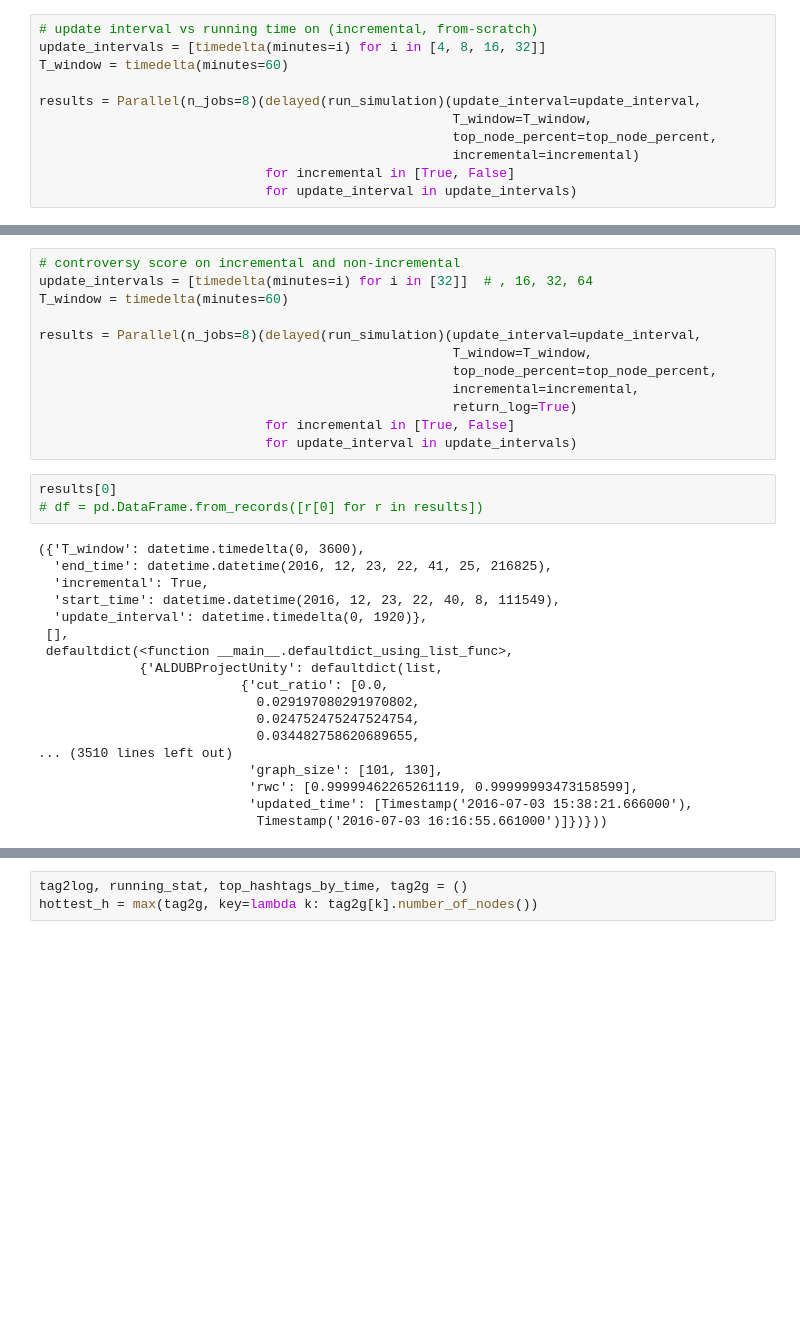
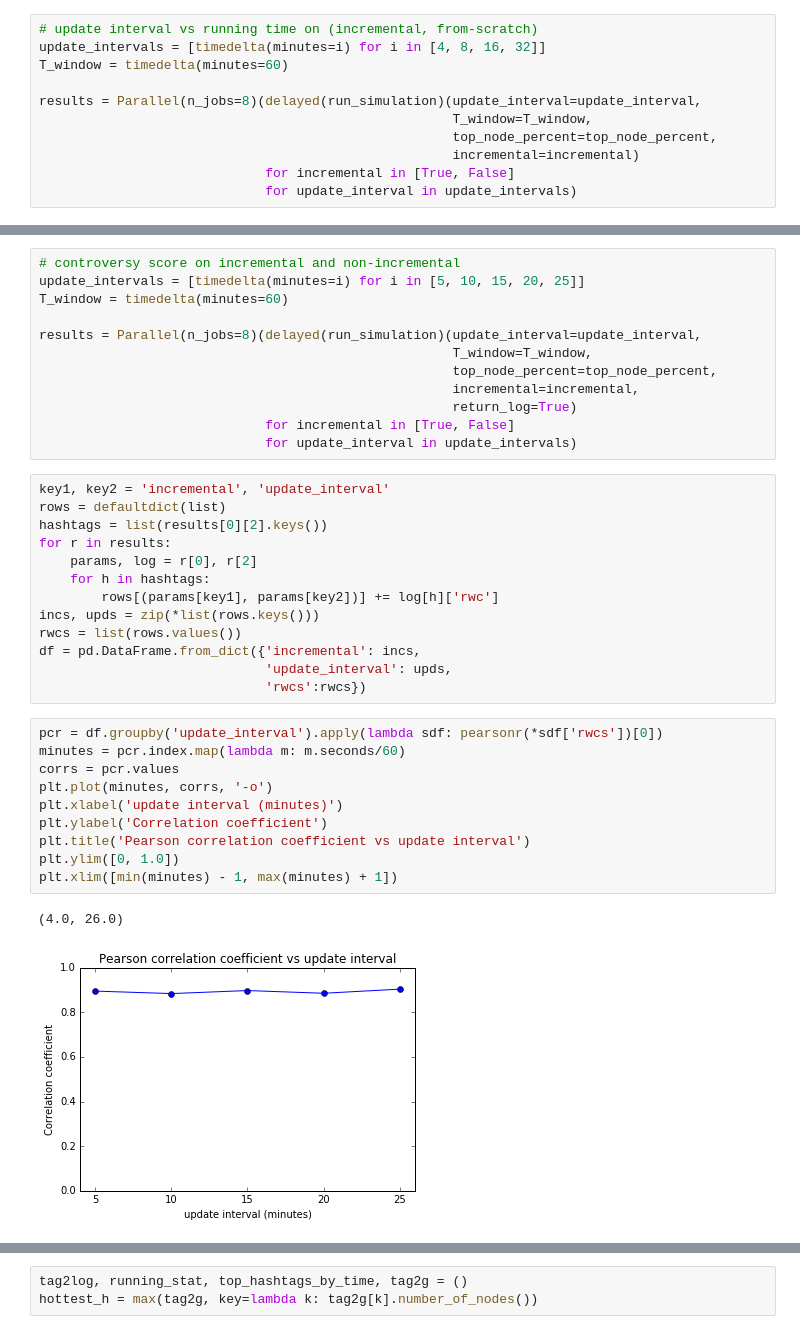
Before and after one commit to xiaohan2012/controversy_detection, a Jupyter notebook: simulation.ipynb, the cells around one changed output, grey strips where cells are left out. Cells and saved outputs as stored; diff of their text form; blank space fills up the shorter version.

Commit message:
RWC correlation between IC and FS

```diff
--- a/simulation.ipynb
+++ b/simulation.ipynb
@@ -207,6 +196,6 @@ plt.savefig('figs/throughput_comparison.pdf')
 # %%
 # controversy score on incremental and non-incremental
-update_intervals = [timedelta(minutes=i) for i in [32]]  # , 16, 32, 64
+update_intervals = [timedelta(minutes=i) for i in [5, 10, 15, 20, 25]]
 T_window = timedelta(minutes=60)
 
 results = Parallel(n_jobs=8)(delayed(run_simulation)(update_interval=update_interval,
@@ -216,24 +205,29 @@ results = Parallel(n_jobs=8)(delayed(run_simulation)(update_interval=update_inte
                                                      return_log=True)
                              for incremental in [True, False]
                              for update_interval in update_intervals)
-# %%
-results[0]
-# df = pd.DataFrame.from_records([r[0] for r in results])
-# %% [output]
-({'T_window': datetime.timedelta(0, 3600),
-  'end_time': datetime.datetime(2016, 12, 23, 22, 41, 25, 216825),
-  'incremental': True,
-  'start_time': datetime.datetime(2016, 12, 23, 22, 40, 8, 111549),
-  'update_interval': datetime.timedelta(0, 1920)},
- [],
- defaultdict(<function __main__.defaultdict_using_list_func>,
-             {'ALDUBProjectUnity': defaultdict(list,
-                          {'cut_ratio': [0.0,
-                            0.029197080291970802,
-                            0.024752475247524754,
-                            0.034482758620689655,
-... (3510 lines left out)
-                           'graph_size': [101, 130],
-                           'rwc': [0.99999462265261119, 0.99999993473158599],
-                           'updated_time': [Timestamp('2016-07-03 15:38:21.666000'),
-                            Timestamp('2016-07-03 16:16:55.661000')]})}))
+# %%
+key1, key2 = 'incremental', 'update_interval'
+rows = defaultdict(list)
+hashtags = list(results[0][2].keys())
+for r in results:
+    params, log = r[0], r[2]
+    for h in hashtags:
+        rows[(params[key1], params[key2])] += log[h]['rwc']
+incs, upds = zip(*list(rows.keys()))
+rwcs = list(rows.values())
+df = pd.DataFrame.from_dict({'incremental': incs,
+                             'update_interval': upds,
+                             'rwcs':rwcs})
+# %%
+pcr = df.groupby('update_interval').apply(lambda sdf: pearsonr(*sdf['rwcs'])[0])
+minutes = pcr.index.map(lambda m: m.seconds/60)
+corrs = pcr.values
+plt.plot(minutes, corrs, '-o')
+plt.xlabel('update interval (minutes)')
+plt.ylabel('Correlation coefficient')
+plt.title('Pearson correlation coefficient vs update interval')
+plt.ylim([0, 1.0])
+plt.xlim([min(minutes) - 1, max(minutes) + 1])
+# %% [output]
+(4.0, 26.0)
+[figure, added]
```
Also changed, not shown: parts of 5 cells of this notebook, 1 other file.
